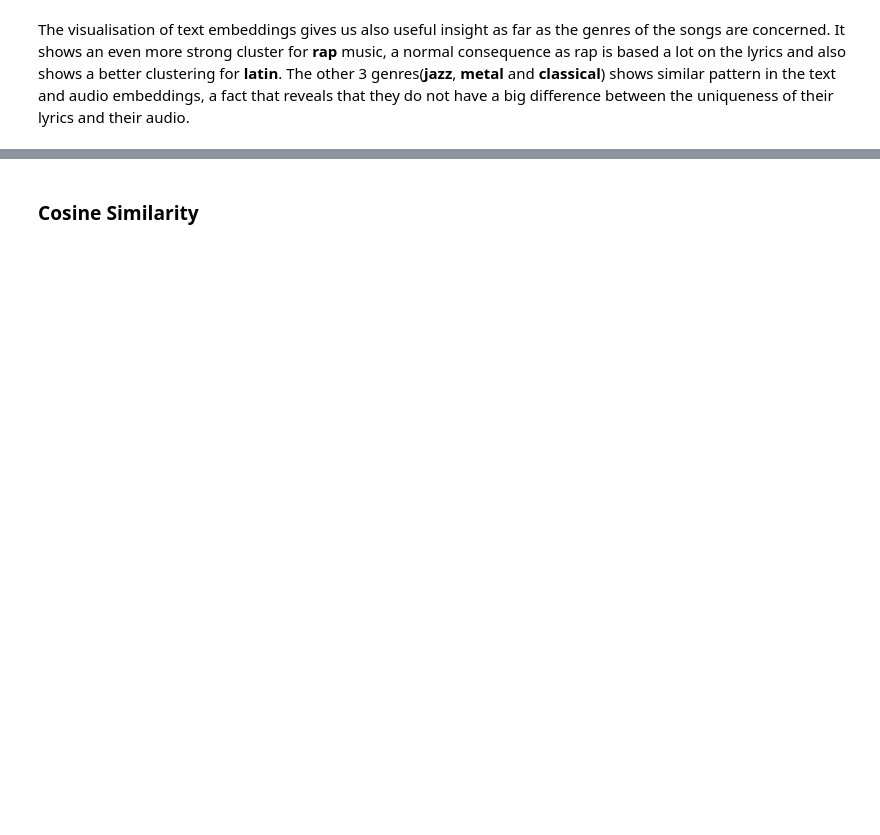
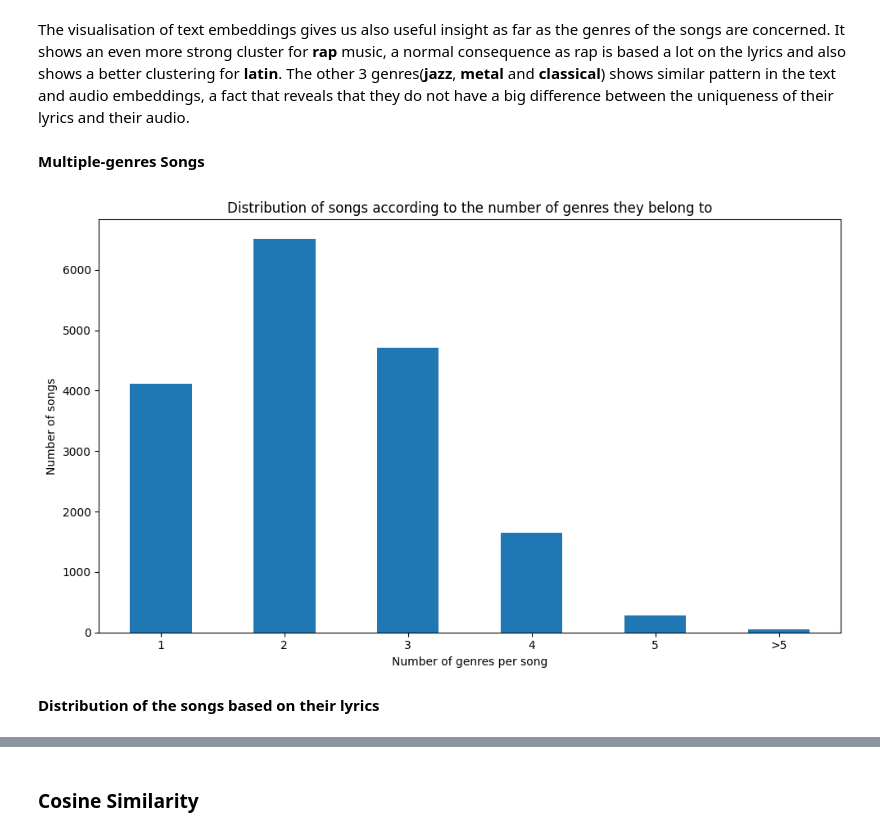
Before and after one commit to Oiko8/Multimodal-Music-Analysis, a Jupyter notebook: part1(oiko).ipynb, the cells around one changed output, grey strips where cells are left out. Cells and saved outputs as stored; diff of their text form; code cells hidden in the pictures; blank space fills up the shorter version.

Commit message:
Finish plots. Almost completed part 1

```diff
--- a/part1(oiko).ipynb
+++ b/part1(oiko).ipynb
@@ -571,2 +554,33 @@ scatter_plot_comparison(embed1=text_embeddings_matrix, embed2=autoenc_audio_embe
 # %% [markdown]
 The visualisation of text embeddings gives us also useful insight as far as the genres of the songs are concerned. It shows an even more strong cluster for **rap** music, a normal consequence as rap is based a lot on the lyrics and also shows a better clustering for  **latin**. The other 3 genres(**jazz**, **metal** and **classical**) shows similar pattern in the text and audio embeddings, a fact that reveals that they do not have a big difference between the uniqueness of their lyrics and their audio.
+# %% [markdown]
+**Multiple-genres Songs**
+# %%
+
+# --- Function that distributes the song in bins, according to the number of genres they belong to ---
+def num_of_genre_distribution():
+    genre_count = data['genres'].apply(lambda x: len(x) if isinstance(x, list) else 0)
+    max_num_genres_per_song = int(genre_count.max())
+    # bin the songs that belong to more than 6
+    genre_count_binned = genre_count.apply(lambda x: f'>{max_num_genres_per_song-1}' if x > max_num_genres_per_song-1 else str(x))
+
+    # συχνότητες ανά κατηγορία
+    order = [str(i) for i in range(1, max_num_genres_per_song)] + [f'>{max_num_genres_per_song-1}']
+    counts = genre_count_binned.value_counts().reindex(order, fill_value=0)
+
+    # plot
+    plt.figure(figsize=(10, 6))
+    counts.plot(kind='bar')
+
+    plt.title('Distribution of songs according to the number of genres they belong to')
+    plt.xlabel('Number of genres per song')
+    plt.ylabel('Number of songs')
+    plt.xticks(rotation=0)
+    plt.tight_layout()
+    plt.show()
+# %%
+num_of_genre_distribution()
+# %% [output]
+[figure, added]
+# %% [markdown]
+**Distribution of the songs based on their lyrics**
```
Also changed, not shown: parts of 21 cells of this notebook.
